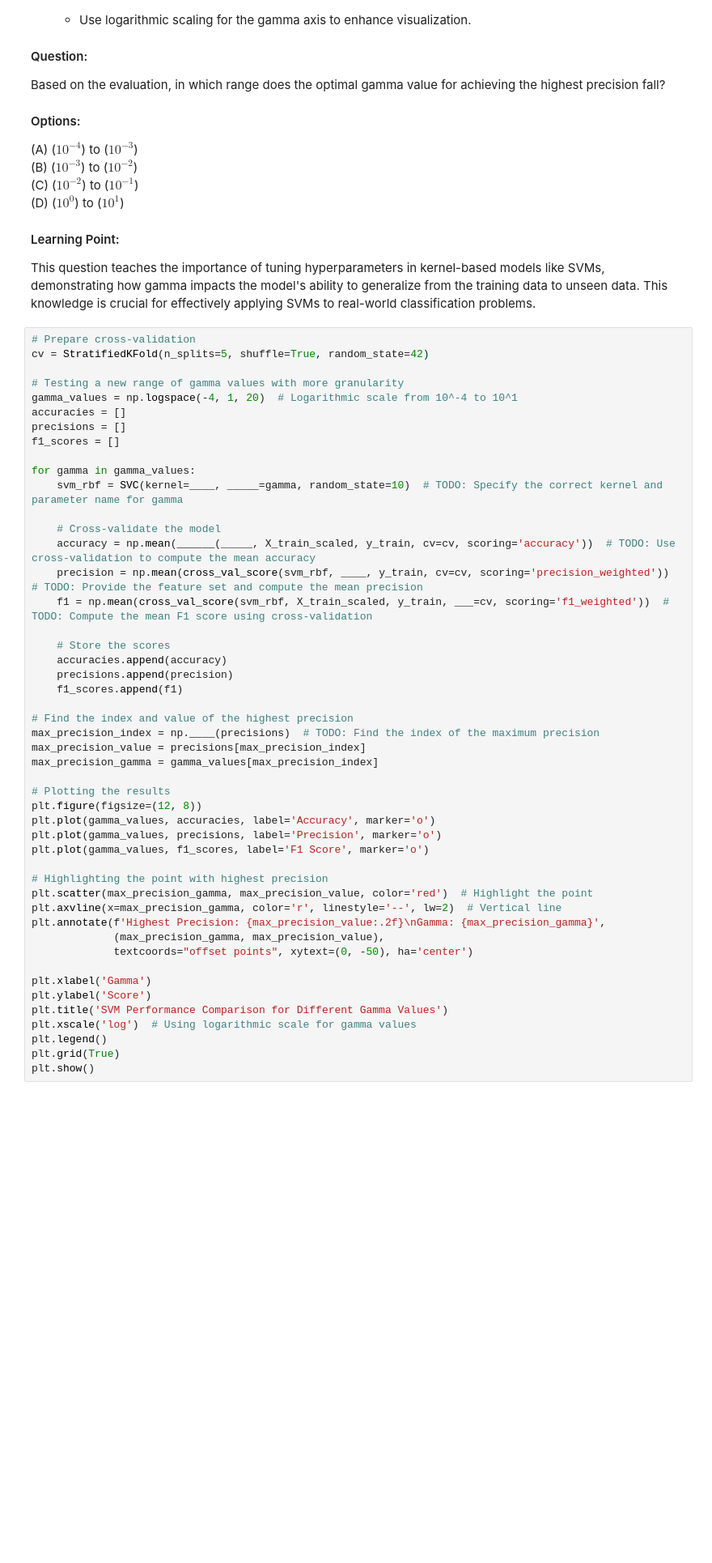
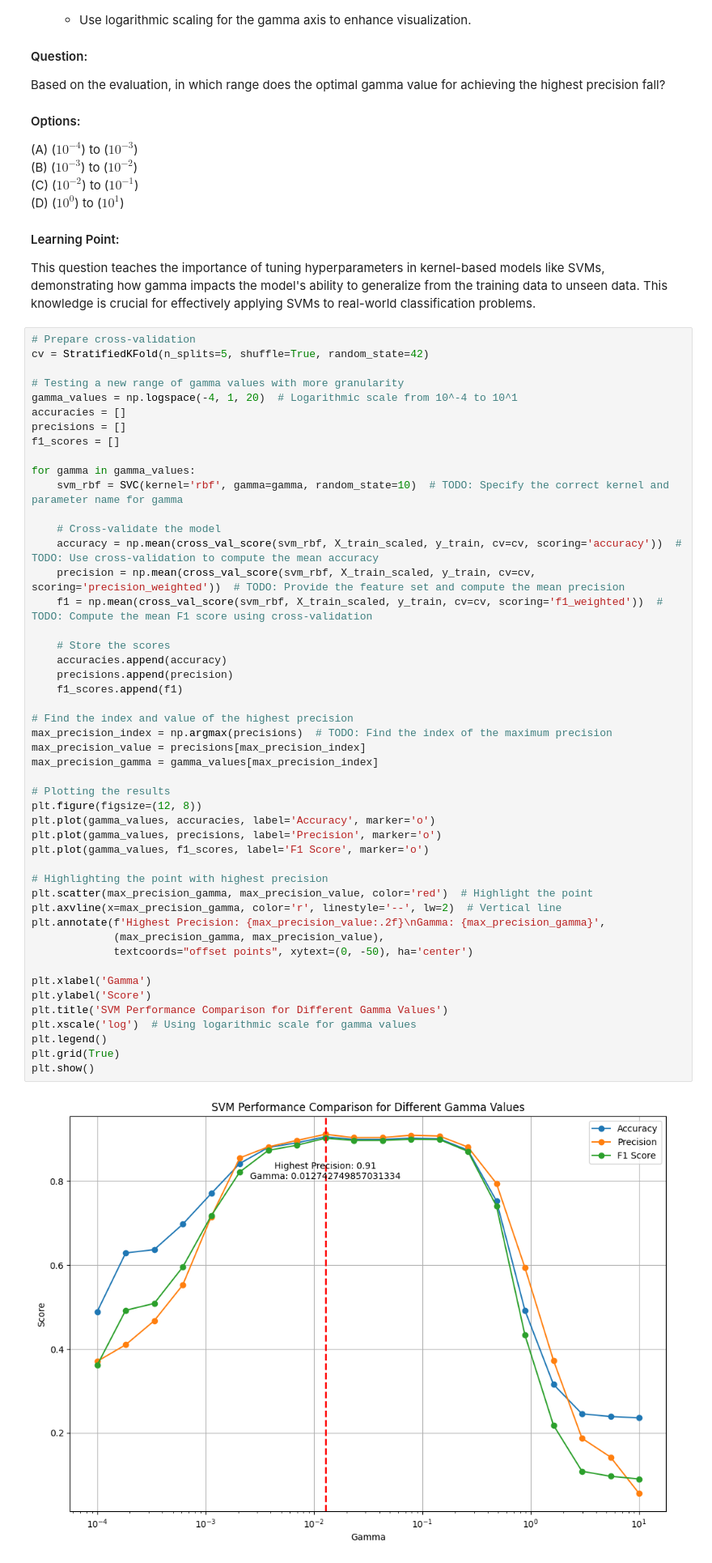
Before and after one commit to LakshArora2/Spoon-Knife, a Jupyter notebook: SVM_Case_Study.ipynb, the cells around one changed output. Shown at 81% size. Cells and saved outputs as stored; diff of their text form; blank space fills up the shorter version.

```diff
--- a/SVM_Case_Study.ipynb
+++ b/SVM_Case_Study.ipynb
@@ -542,40 +529,42 @@ precisions = []
 f1_scores = []
 
 for gamma in gamma_values:
-    svm_rbf = SVC(kernel=____, _____=gamma, random_state=10)  # TODO: Specify the correct kernel and parameter name for gamma
+    svm_rbf = SVC(kernel='rbf', gamma=gamma, random_state=10)  # TODO: Specify the correct kernel and parameter name for gamma
 
     # Cross-validate the model
-    accuracy = np.mean(______(_____, X_train_scaled, y_train, cv=cv, scoring='accuracy'))  # TODO: Use cross-validation to compute the mean accuracy
-    precision = np.mean(cross_val_score(svm_rbf, ____, y_train, cv=cv, scoring='precision_weighted'))  # TODO: Provide the feature set and compute the mean precision
-    f1 = np.mean(cross_val_score(svm_rbf, X_train_scaled, y_train, ___=cv, scoring='f1_weighted'))  # TODO: Compute the mean F1 score using cross-validation
+    accuracy = np.mean(cross_val_score(svm_rbf, X_train_scaled, y_train, cv=cv, scoring='accuracy'))  # TODO: Use cross-validation to compute the mean accuracy
+    precision = np.mean(cross_val_score(svm_rbf, X_train_scaled, y_train, cv=cv, scoring='precision_weighted'))  # TODO: Provide the feature set and compute the mean precision
+    f1 = np.mean(cross_val_score(svm_rbf, X_train_scaled, y_train, cv=cv, scoring='f1_weighted'))  # TODO: Compute the mean F1 score using cross-validation
 
     # Store the scores
     accuracies.append(accuracy)
     precisions.append(precision)
     f1_scores.append(f1)
 
 # Find the index and value of the highest precision
-max_precision_index = np.____(precisions)  # TODO: Find the index of the maximum precision
+max_precision_index = np.argmax(precisions)  # TODO: Find the index of the maximum precision
 max_precision_value = precisions[max_precision_index]
 max_precision_gamma = gamma_values[max_precision_index]
 
 # Plotting the results
 plt.figure(figsize=(12, 8))
 plt.plot(gamma_values, accuracies, label='Accuracy', marker='o')
 plt.plot(gamma_values, precisions, label='Precision', marker='o')
 plt.plot(gamma_values, f1_scores, label='F1 Score', marker='o')
 
 # Highlighting the point with highest precision
 plt.scatter(max_precision_gamma, max_precision_value, color='red')  # Highlight the point
 plt.axvline(x=max_precision_gamma, color='r', linestyle='--', lw=2)  # Vertical line
 plt.annotate(f'Highest Precision: {max_precision_value:.2f}\nGamma: {max_precision_gamma}',
              (max_precision_gamma, max_precision_value),
              textcoords="offset points", xytext=(0, -50), ha='center')
 
 plt.xlabel('Gamma')
 plt.ylabel('Score')
 plt.title('SVM Performance Comparison for Different Gamma Values')
 plt.xscale('log')  # Using logarithmic scale for gamma values
 plt.legend()
 plt.grid(True)
 plt.show()
+# %% [output]
+[figure, added]
```
Also changed, not shown: parts of 12 cells of this notebook.
